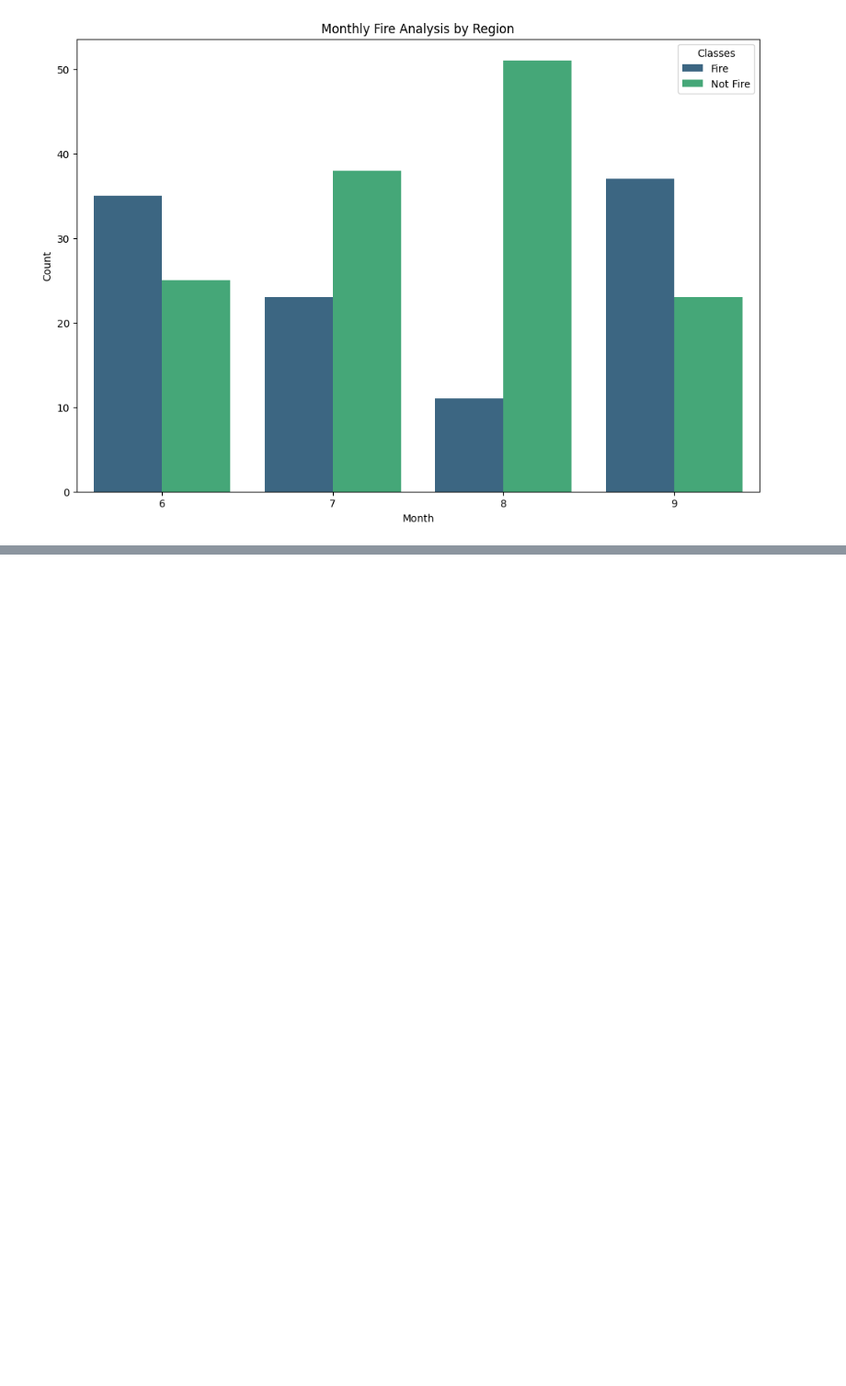
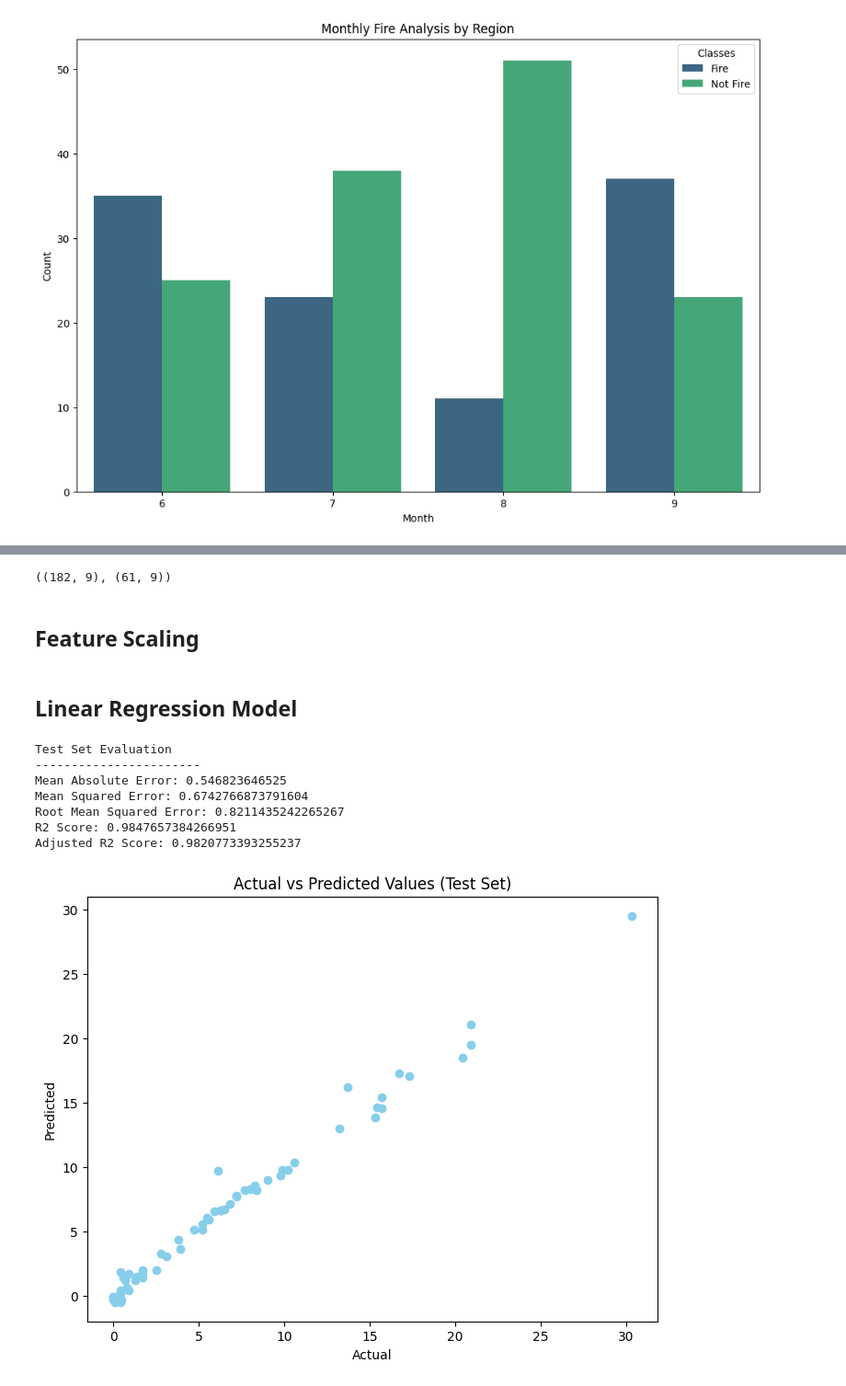
Before and after one commit to ricardorm10/Complete-Data-Science-With-Machine-Learning-And-NLP-2024, a Jupyter notebook: 3-Complete Linear Regression/Practicals/Regression Projects 2.0/linear_regression_project.ipynb, the cells around one changed output, grey strips where cells are left out. Shown: that part at 92% size. Cells and saved outputs as stored; diff of their text form; code cells hidden in the pictures; blank space fills up the shorter version.

Commit message:
Finish Linear Regression Full Project

```diff
--- a/3-Complete Linear Regression/Practicals/Regression Projects 2.0/linear_regression_project.ipynb
+++ b/3-Complete Linear Regression/Practicals/Regression Projects 2.0/linear_regression_project.ipynb
@@ -399,0 +507,54 @@ plt.legend(title='Classes', labels=['Fire', 'Not Fire']);
+# %%
+# Drop correlated columns from the training and test sets
+X_train = X_train.drop(columns=correlated_columns)
+X_test = X_test.drop(columns=correlated_columns)
+# %%
+X_train.shape, X_test.shape
+# %% [output]
+((182, 9), (61, 9))
+# %% [markdown]
+## Feature Scaling
+# %%
+from sklearn.preprocessing import StandardScaler
+
+scaler = StandardScaler()
+
+X_train_scaled = scaler.fit_transform(X_train)
+X_test_scaled = scaler.transform(X_test)
+# %% [markdown]
+## Linear Regression Model
+# %%
+from sklearn.linear_model import LinearRegression
+from sklearn.metrics import mean_squared_error, mean_absolute_error, r2_score
+
+# Linear Regression model
+lin_reg = LinearRegression()
+lin_reg.fit(X_train_scaled, y_train)
+
+# Predictions
+y_pred = lin_reg.predict(X_test_scaled)
+
+# Model evaluation
+print('Test Set Evaluation')
+print('-----------------------')
+print('Mean Absolute Error:', mean_absolute_error(y_test, y_pred))
+print('Mean Squared Error:', mean_squared_error(y_test, y_pred))
+print('Root Mean Squared Error:', np.sqrt(mean_squared_error(y_test, y_pred)))
+print('R2 Score:', r2_score(y_test, y_pred))
+print('Adjusted R2 Score:', 1 - (1-r2_score(y_test, y_pred)) * (len(y_test)-1) / (len(y_test) - X_test_scaled.shape[1] - 1))
+
+# Scatter plot of the actual vs predicted values
+plt.figure(figsize=(8, 6))
+plt.scatter(y_test, y_pred, color='skyblue')
+plt.xlabel('Actual')
+plt.ylabel('Predicted')
+plt.title('Actual vs Predicted Values (Test Set)');
+# %% [output]
+Test Set Evaluation
+-----------------------
+Mean Absolute Error: 0.546823646525
+Mean Squared Error: 0.6742766873791604
+Root Mean Squared Error: 0.8211435242265267
+R2 Score: 0.9847657384266951
+Adjusted R2 Score: 0.9820773393255237
+[figure, added]
```
Also changed, not shown: parts of 23 cells of this notebook.
